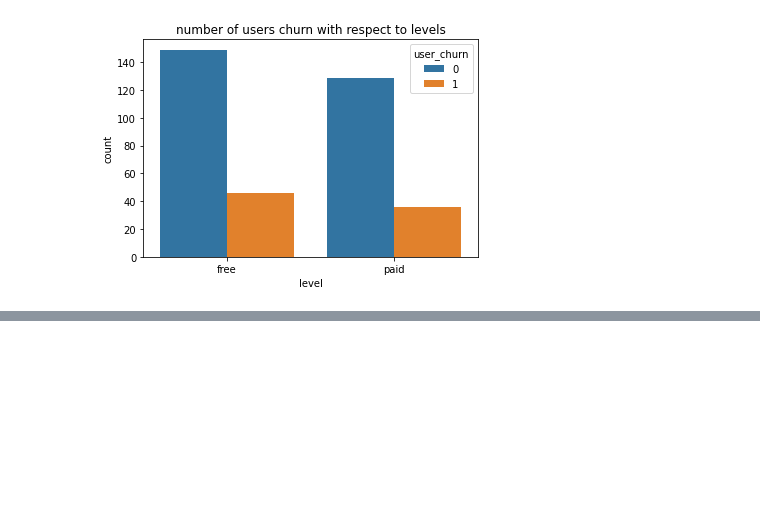
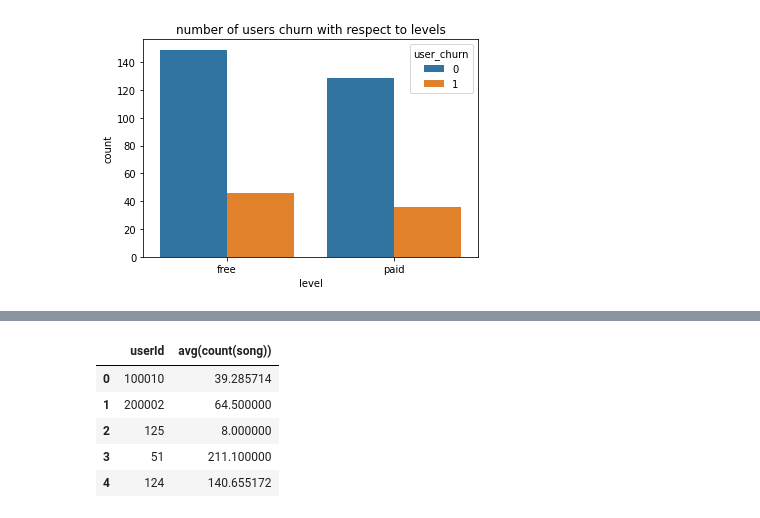
Before and after one commit to yatfungleung/Sparkify-User-Churn-Prediction, a Jupyter notebook: 1_data_cleaning.ipynb, the cells around one changed output, grey strips where cells are left out. Cells and saved outputs as stored; diff of their text form; code cells hidden in the pictures; blank space fills up the shorter version.

```diff
--- a/1_data_cleaning.ipynb
+++ b/1_data_cleaning.ipynb
@@ -482,2 +514,14 @@ plt.show()
+# %%
+# average songs count per session per user distribution
+
+df_avgsong_user_pd = df_avgsong.groupby('userId').agg({'count(song)':'mean'}).toPandas()
+df_avgsong_user_pd.head()
+# %% [output]
+|  | userId | avg(count(song)) |
+| 0 | 100010 | 39.285714 |
+| 1 | 200002 | 64.500000 |
+| 2 | 125 | 8.000000 |
+| 3 | 51 | 211.100000 |
+| 4 | 124 | 140.655172 |
 # %%
 # END
```
Also changed, not shown: parts of 6 cells of this notebook.
